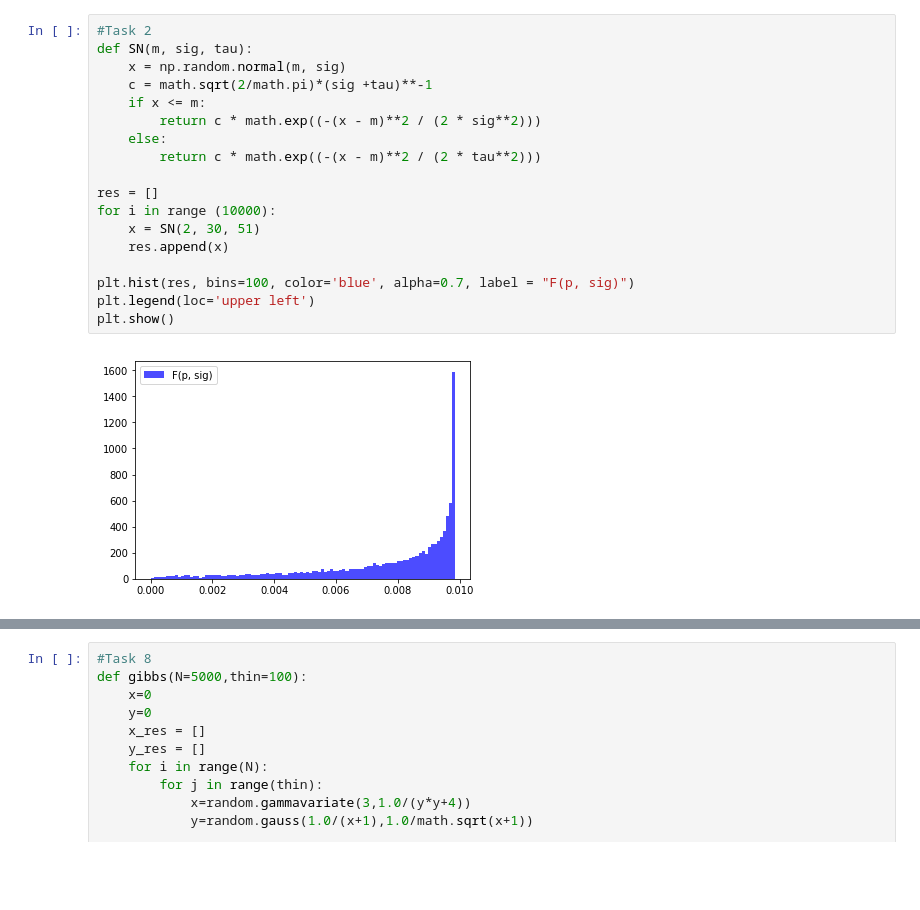
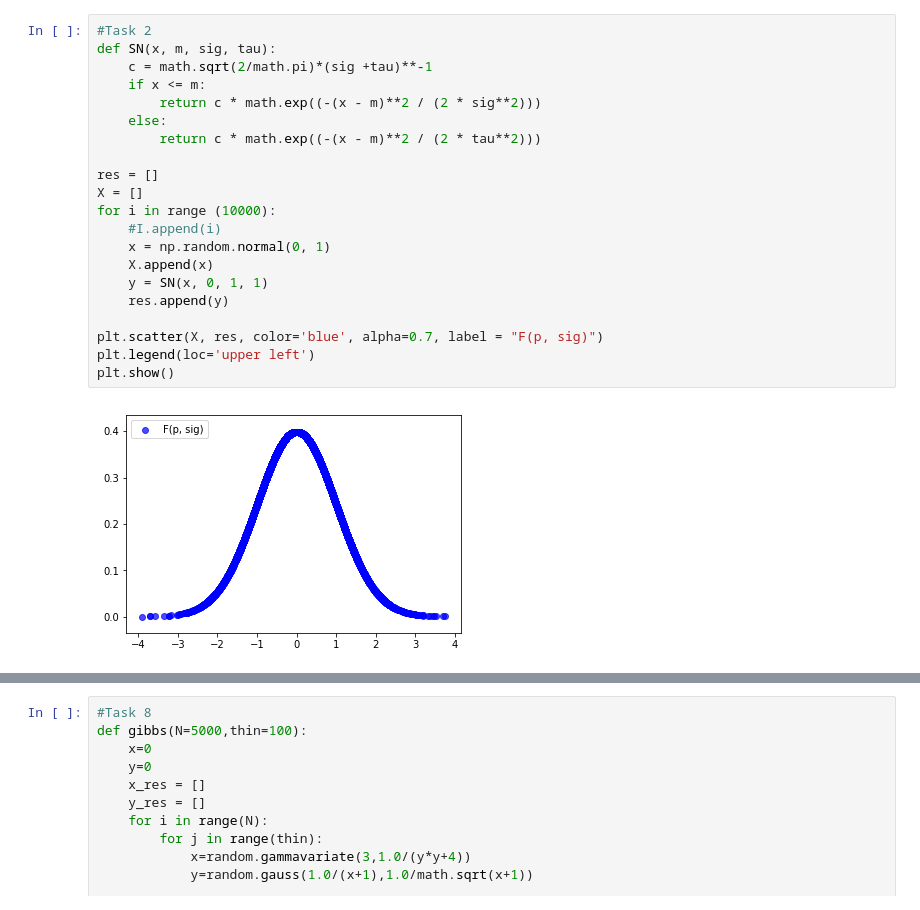
Before and after one commit to DentonJC/DA, a Jupyter notebook: CW2.ipynb, the cells around one changed output, grey strips where cells are left out. Cells and saved outputs as stored; diff of their text form; blank space fills up the shorter version.

```diff
--- a/CW2.ipynb
+++ b/CW2.ipynb
@@ -44,23 +33,26 @@ plt.show()
 # %%
 #Task 2
-def SN(m, sig, tau):
-    x = np.random.normal(m, sig)
+def SN(x, m, sig, tau):
     c = math.sqrt(2/math.pi)*(sig +tau)**-1
     if x <= m:
         return c * math.exp((-(x - m)**2 / (2 * sig**2)))
     else:
         return c * math.exp((-(x - m)**2 / (2 * tau**2)))
 
 res = []
+X = []
 for i in range (10000):
-    x = SN(2, 30, 51)
-    res.append(x)
+    #I.append(i)
+    x = np.random.normal(0, 1)
+    X.append(x)
+    y = SN(x, 0, 1, 1)
+    res.append(y)
 
-plt.hist(res, bins=100, color='blue', alpha=0.7, label = "F(p, sig)")
+plt.scatter(X, res, color='blue', alpha=0.7, label = "F(p, sig)")
 plt.legend(loc='upper left')
 plt.show()
 # %% [output]
-[figure, old version]
+[figure, new version]
 # %%
 #Task 7
 
```
Also changed, not shown: parts of 3 cells of this notebook, 3 other files.
